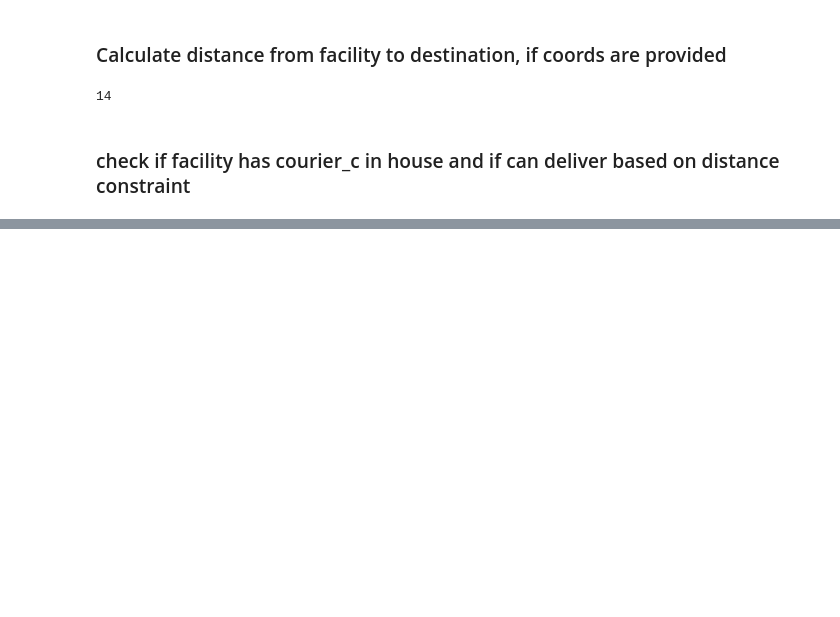
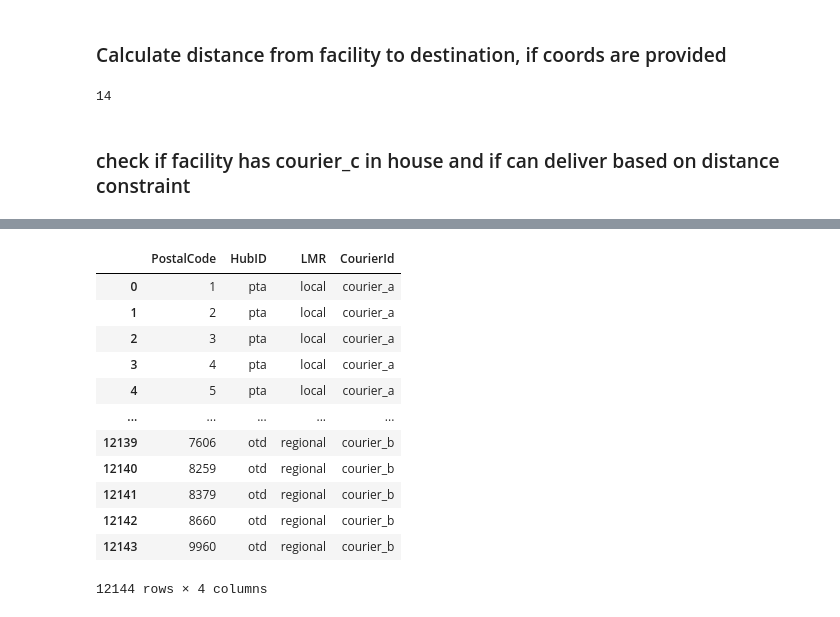
Before and after one commit to kibambe-0167/sc-analyst, a Jupyter notebook: app.ipynb, the cells around one changed output, grey strips where cells are left out. Cells and saved outputs as stored; diff of their text form; code cells hidden in the pictures; blank space fills up the shorter version.

```diff
--- a/app.ipynb
+++ b/app.ipynb
@@ -376,0 +401,8 @@ facility_courier_c_active
+# %%
+# load courier post codes mapping
+courier_post_code_hubid_df = pd.read_csv("./data/courier_post_code_mapping.csv")
+# normalise entries
+courier_post_code_hubid_df['HubID'] = courier_post_code_hubid_df['HubID'].apply( lambda x : str(x).lower() )
+courier_post_code_hubid_df['LMR'] = courier_post_code_hubid_df['LMR'].apply( lambda x : str(x).lower() )
+courier_post_code_hubid_df['CourierId'] = courier_post_code_hubid_df['CourierId'].apply( lambda x : str(x).lower() )
+courier_post_code_hubid_df.head()
@@ -376,0 +441,16 @@ facility_courier_c_active
+# %%
+courier_post_code_hubid_df
+# %% [output]
+|  | PostalCode | HubID | LMR | CourierId |
+| 0 | 1 | pta | local | courier_a |
+| 1 | 2 | pta | local | courier_a |
+| 2 | 3 | pta | local | courier_a |
+| 3 | 4 | pta | local | courier_a |
+| 4 | 5 | pta | local | courier_a |
+| ... | ... | ... | ... | ... |
+| 12139 | 7606 | otd | regional | courier_b |
+| 12140 | 8259 | otd | regional | courier_b |
+| 12141 | 8379 | otd | regional | courier_b |
+| 12142 | 8660 | otd | regional | courier_b |
+| 12143 | 9960 | otd | regional | courier_b |
+12144 rows × 4 columns
```
Also changed, not shown: parts of 18 cells of this notebook, 1 other file.
